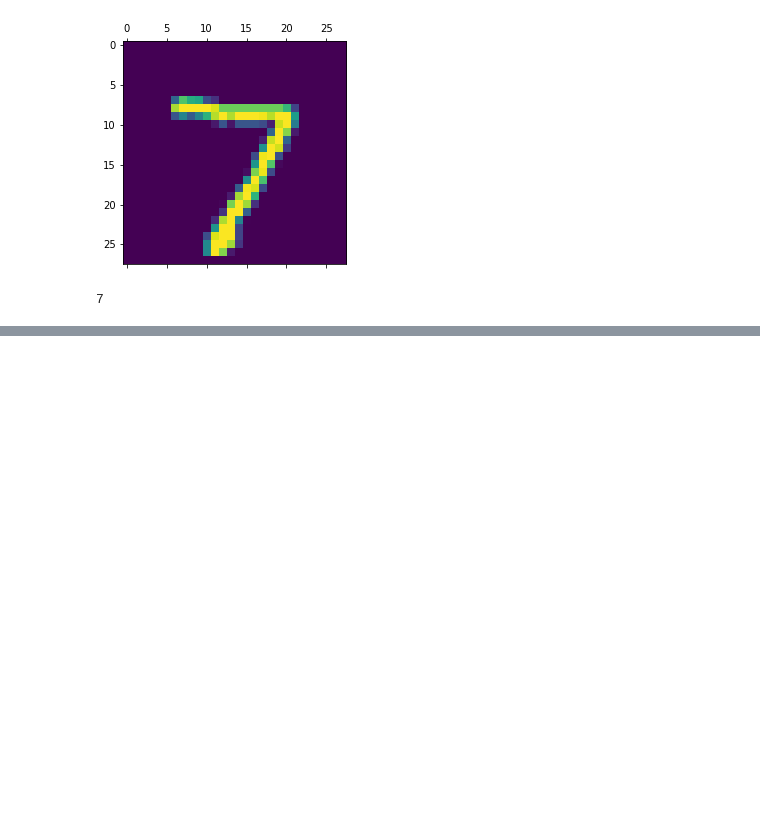
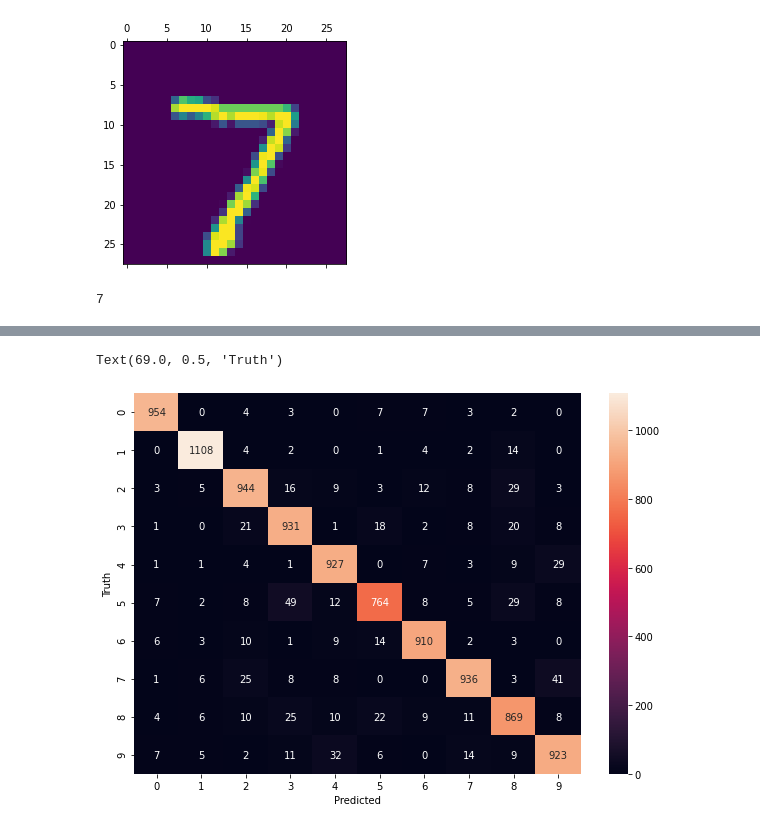
Before and after one commit to Prakhar-Mangal/Deep_Learning, a Jupyter notebook: Neaural Network For Hand written Digits Classification/Untitled.ipynb, the cells around one changed output, grey strips where cells are left out. Saved outputs shown, nothing was run; the diff lists cells and outputs as text; code cells hidden in the pictures; blank space fills up the shorter version.

```diff
--- a/Neaural Network For Hand written Digits Classification/Untitled.ipynb
+++ b/Neaural Network For Hand written Digits Classification/Untitled.ipynb
@@ -116,3 +116,7 @@ np.argmax(y_predicted[0])
 # Yaaahooo we got 7 as expected
 # %% [output]
 7
+# %%
+#y_predicted is a whole values let's convert it to single value for all
+y_predicted_labels = [np.argmax(val) for val in y_predicted]
+y_predicted_labels[:5]
@@ -118,0 +125,5 @@ np.argmax(y_predicted[0])
+# %%
+#Let's plot Confusion Matrix Now
+
+cm = tf.math.confusion_matrix(labels=y_test,predictions=y_predicted_labels)
+cm
@@ -118,0 +143,9 @@ np.argmax(y_predicted[0])
+# %%
+import seaborn as sn
+plt.figure(figsize=(10,7))
+sn.heatmap(cm, annot=True, fmt='d')
+plt.xlabel('Predicted')
+plt.ylabel('Truth')
+# %% [output]
+Text(69.0, 0.5, 'Truth')
+[figure, added]
```
Also changed, not shown: parts of 18 cells of this notebook, 46 other files.
